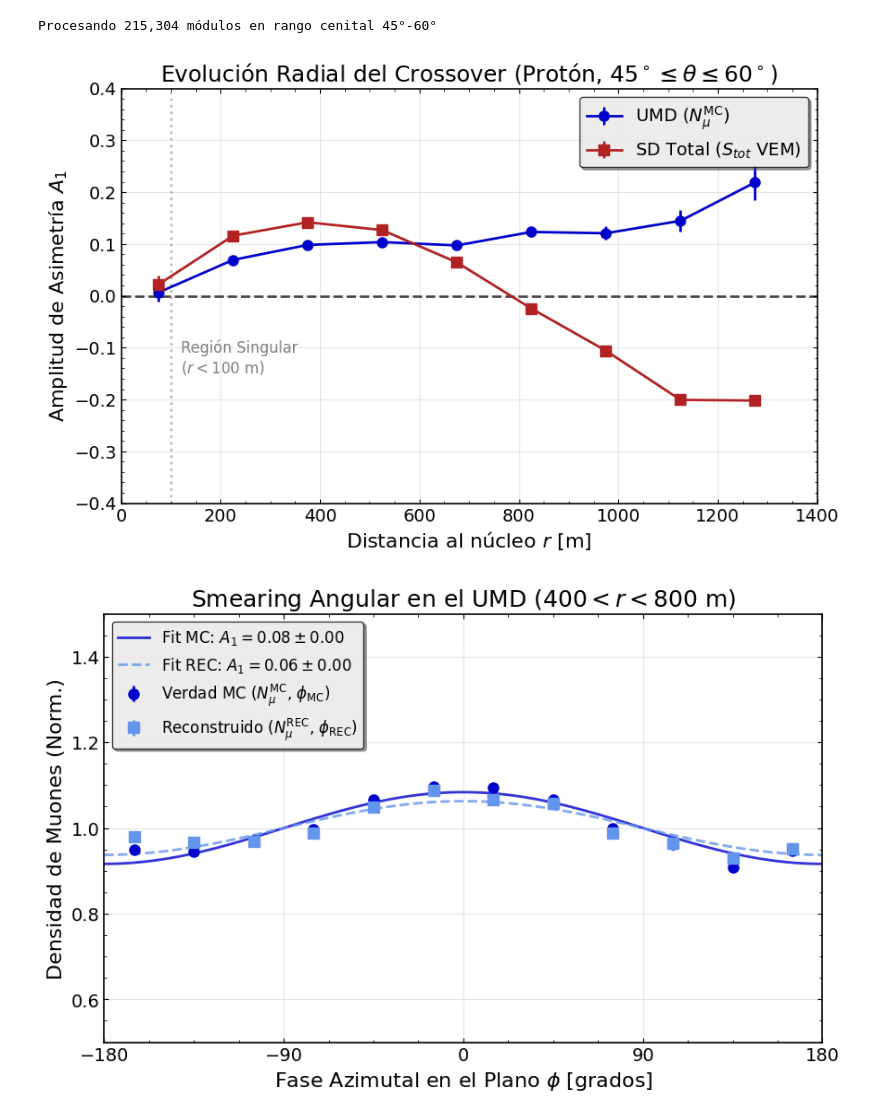
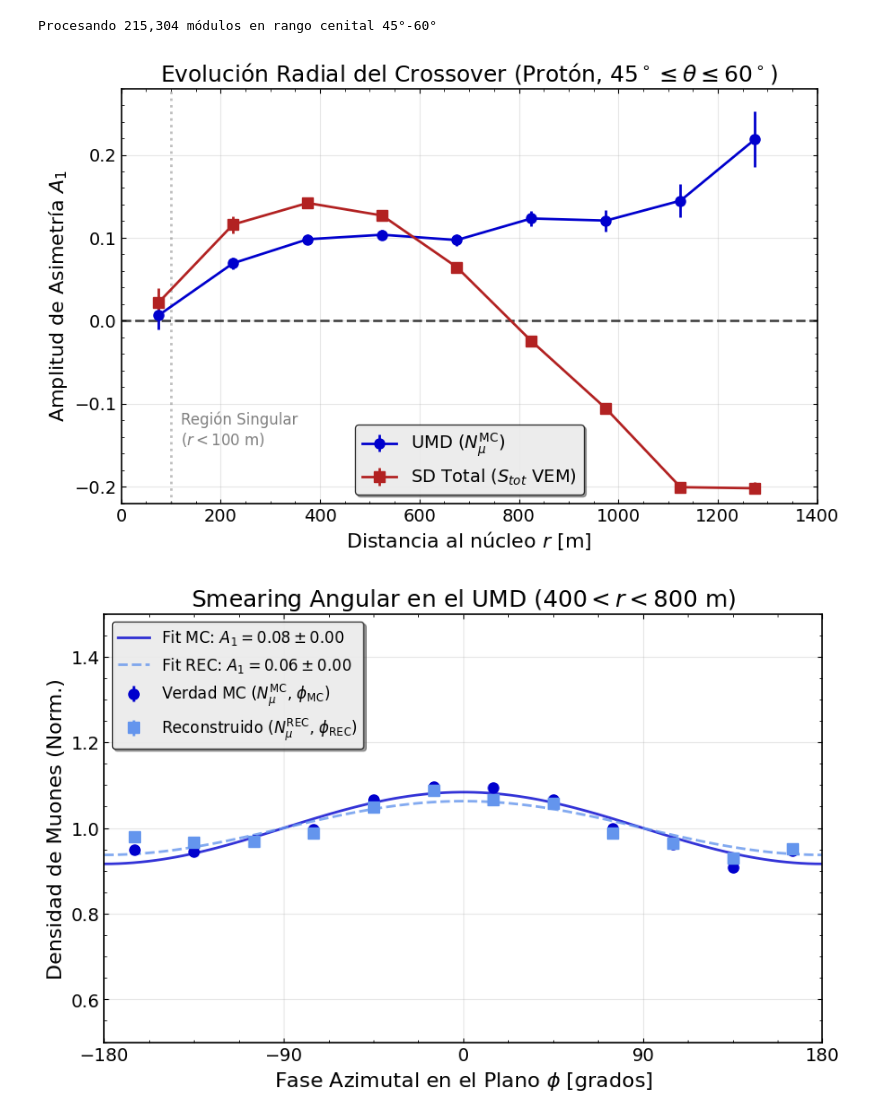
Before and after one commit to Lautaro-Silva/Tesis-de-Licenciatura---ITeDA, a Jupyter notebook: Scripts/analisis_infill_sims.ipynb, the cells around one changed output. Saved outputs shown, nothing was run; the diff lists cells and outputs as text; code cells hidden in the pictures.

```diff
--- a/Scripts/analisis_infill_sims.ipynb
+++ b/Scripts/analisis_infill_sims.ipynb
@@ -139,7 +139,6 @@ def extract_asymmetry(df, col_signal, col_angle, phi_bins=12):
 # %% [output]
 Procesando 215,304 módulos en rango cenital 45°-60°
 # %%
-
 # =============================================================================
 # GRÁFICO 1: EVOLUCIÓN RADIAL DEL CROSSOVER (UMD vs SD)
 # =============================================================================
@@ -163,35 +162,35 @@ if len(df_inf) > 0:
         A1_umd, err_umd, _, _, _ = extract_asymmetry(df_r, 'nMuones_MC', 'phi_MC_Truth')
         results['UMD_MC']['A1'].append(A1_umd)
         results['UMD_MC']['err'].append(err_umd)
 
         # A1 SD Total
         A1_sd, err_sd, _, _, _ = extract_asymmetry(df_r, 'sdSignal_REC', 'phi_MC_Truth')
         results['SD_Total_MC']['A1'].append(A1_sd)
         results['SD_Total_MC']['err'].append(err_sd)
 
     plt.figure(figsize=(10, 6))
 
     plt.errorbar(r_centers, results['UMD_MC']['A1'], yerr=results['UMD_MC']['err'],
                  fmt='o-', color='mediumblue', label=r'UMD ($N_\mu^{\mathrm{MC}}$)', markersize=8)
 
     plt.errorbar(r_centers, results['SD_Total_MC']['A1'], yerr=results['SD_Total_MC']['err'],
                  fmt='s-', color='firebrick', label=r'SD Total ($S_{tot}$ VEM)', markersize=8)
 
     plt.axhline(0, color='black', linestyle='--', alpha=0.7)
     plt.axvline(100, color='gray', linestyle=':', alpha=0.5)
     plt.text(120, -0.15, 'Región Singular\n($r < 100$ m)', color='gray', fontsize=12)
 
     plt.xlabel(r'Distancia al núcleo $r$ [m]', fontsize=16)
     plt.ylabel(r'Amplitud de Asimetría $A_1$', fontsize=16)
     plt.title(r'Evolución Radial del Crossover (Protón, $45^\circ \leq \theta \leq 60^\circ$)', fontsize=18)
     plt.legend(fontsize=14)
-    plt.ylim(-0.4, 0.4)
+    plt.ylim(-0.22, 0.28)
     plt.xlim(0, 1400)
     plt.grid(alpha=0.3)
     #plt.savefig('Crossover_Radial.jpg', dpi=300, bbox_inches='tight')
     plt.show()
 # %% [output]
-[figure, old version]
+[figure, new version]
 # %%
 # =============================================================================
 # GRÁFICO 2: EL IMPACTO DEL SMEARING (MC vs REC)
```
Also changed, not shown: parts of 5 cells of this notebook, 12 other files.
